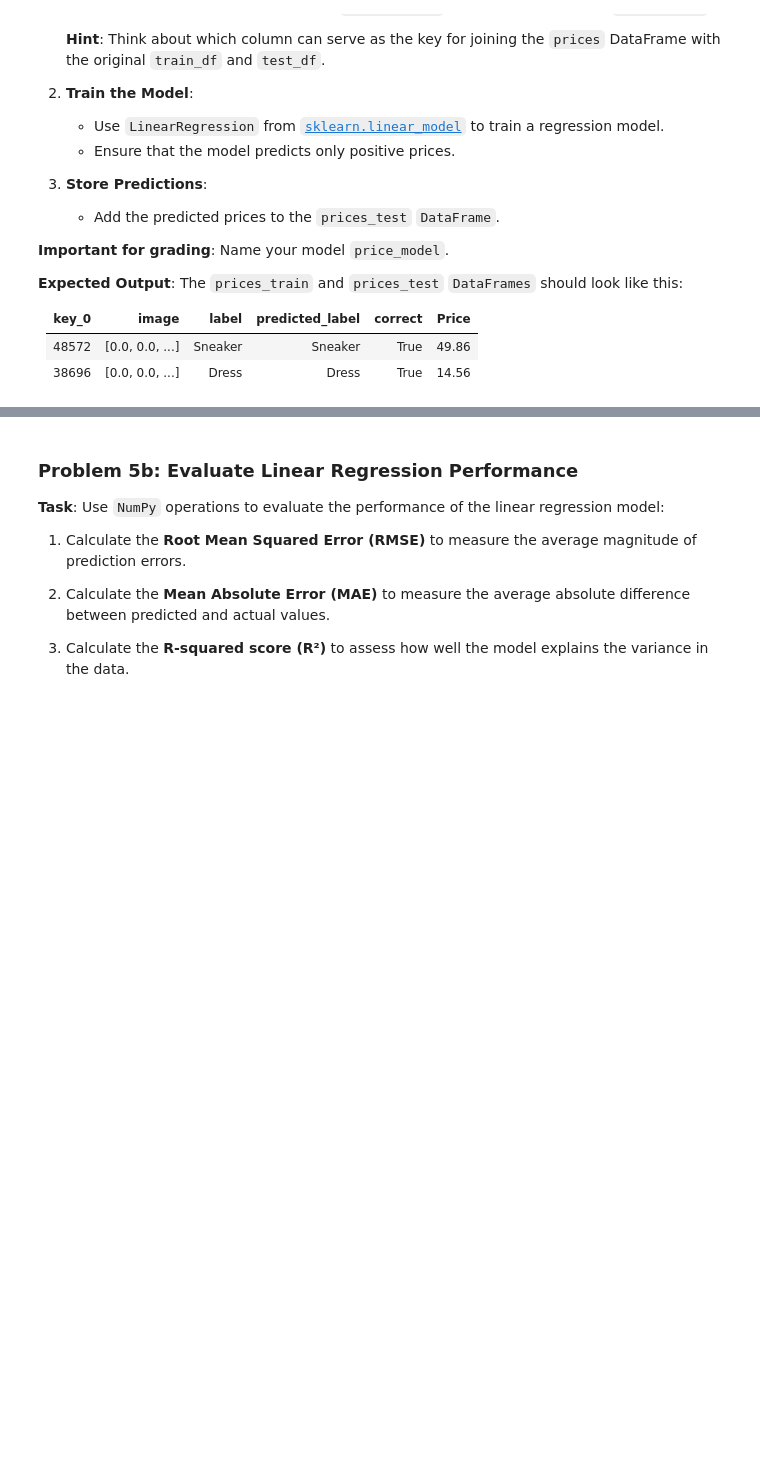
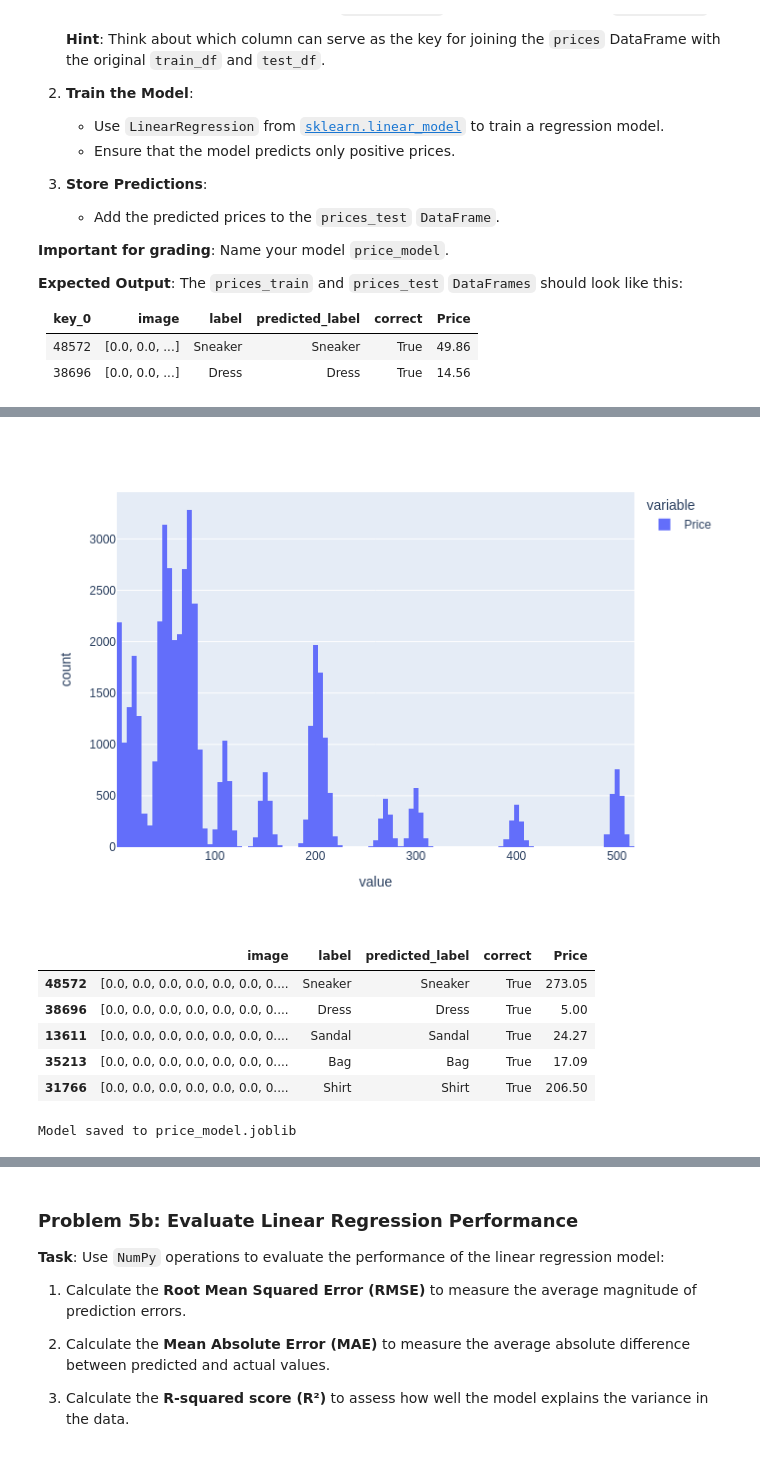
Before and after one commit to AshfordLee/Stanford_CS189, a Jupyter notebook: FA25/hw/hw1/fashion_pt_2.ipynb, the cells around one changed output, grey strips where cells are left out. Cells and saved outputs as stored; diff of their text form; code cells hidden in the pictures; blank space fills up the shorter version.

```diff
--- a/FA25/hw/hw1/fashion_pt_2.ipynb
+++ b/FA25/hw/hw1/fashion_pt_2.ipynb
@@ -303,23 +332,40 @@ The `prices_train` and `prices_test` `DataFrames` should look like this:
 # %%
 prices = pd.read_csv("./data/FashionMNIST_prices.csv")
 # TODO: Join the original `train_df` and `test_df` with the `prices` DataFrame
-prices_train = ...
-prices_test = ...
+prices_train = train_df.copy()
+prices_train['Price'] = prices['Price'][:48000].values
+prices_test = test_df.copy()
+prices_test['Price'] = prices['Price'][48000:].values
 prices_train['Price'].hist().show()
 prices_train.head()
+# %% [output]
+[figure, added]
+|  | image | label | predicted_label | correct | Price |
+| 48572 | [0.0, 0.0, 0.0, 0.0, 0.0, 0.0, 0.... | Sneaker | Sneaker | True | 273.05 |
+| 38696 | [0.0, 0.0, 0.0, 0.0, 0.0, 0.0, 0.... | Dress | Dress | True | 5.00 |
+| 13611 | [0.0, 0.0, 0.0, 0.0, 0.0, 0.0, 0.... | Sandal | Sandal | True | 24.27 |
+| 35213 | [0.0, 0.0, 0.0, 0.0, 0.0, 0.0, 0.... | Bag | Bag | True | 17.09 |
+| 31766 | [0.0, 0.0, 0.0, 0.0, 0.0, 0.0, 0.... | Shirt | Shirt | True | 206.50 |
 # %%
 # TODO: Fit a linear regression model (price_model) on the training data with prices as the target variable
 if (load_saved_models or IS_GRADING_ENV) and os.path.exists('price_model.joblib'):
     price_model = joblib.load('price_model.joblib')
     print("Model loaded from price_model.joblib")
 else:
-    ...
+    price_model = LinearRegression()
+    X_train=np.stack(prices_train['image'].to_numpy())
+    Y_train=prices_train['Price'].to_numpy()
+    price_model.fit(X=X_train, y=Y_train)
 
 # TODO: Predict the prices of the test data and add them to the test_df
-prices_test['price_prediction'] = ...
+X_test=np.stack(prices_test['image'].to_numpy())
+
+prices_test['price_prediction'] = price_model.predict(X_test)
 
 if save_models:
     joblib.dump(price_model, 'price_model.joblib')
     print("Model saved to price_model.joblib")
+# %% [output]
+Model saved to price_model.joblib
 # %%
 grader.check("q5a")
```
Also changed, not shown: parts of 50 cells of this notebook, 7 other files.
